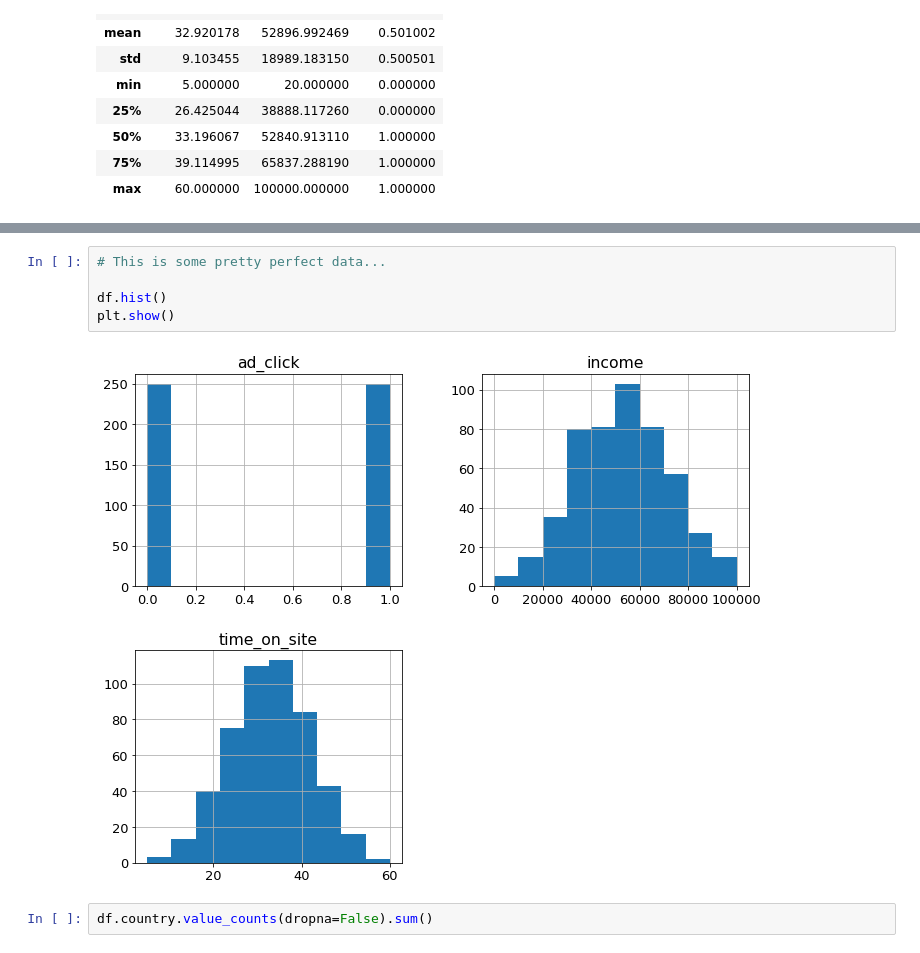
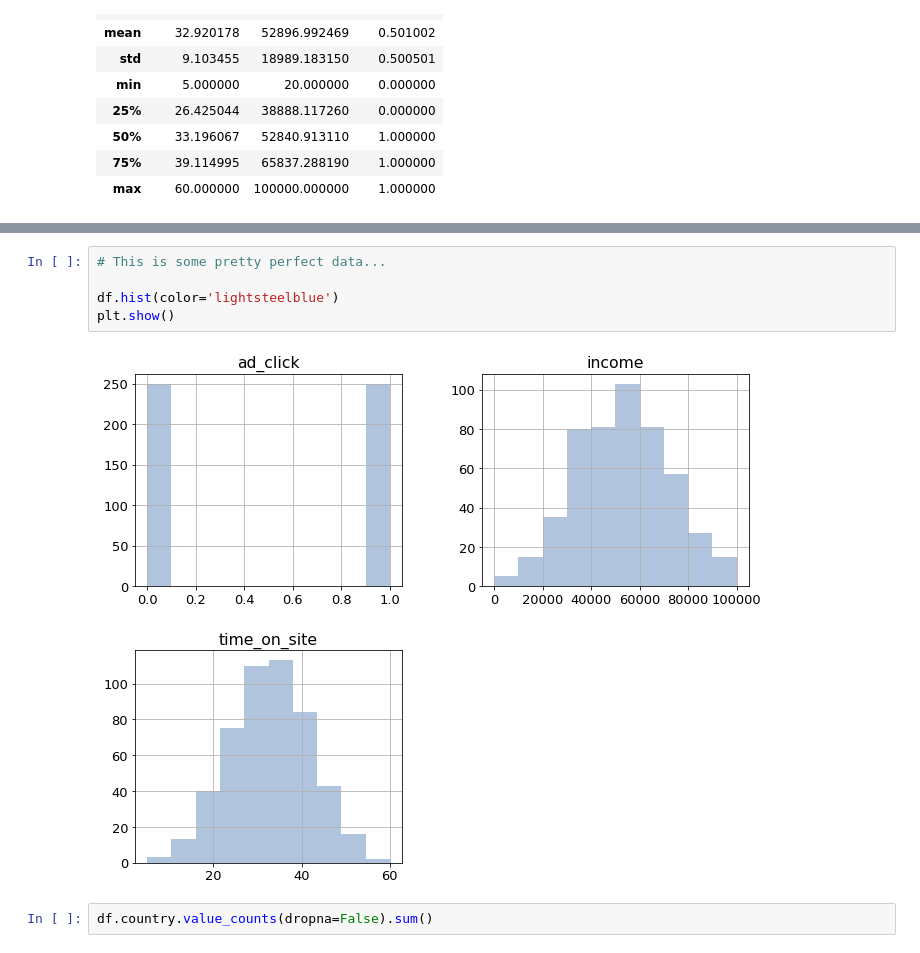
Before and after one commit to faithkane3/ds-methodologies-exercises, a Jupyter notebook: classification/ML Classification Package/3. Logisitic Regression/Predict Customer clicks on FB ads.ipynb, the cells around one changed output, grey strips where cells are left out. Saved outputs shown, nothing was run; the diff lists cells and outputs as text.

```diff
--- a/classification/ML Classification Package/3. Logisitic Regression/Predict Customer clicks on FB ads.ipynb
+++ b/classification/ML Classification Package/3. Logisitic Regression/Predict Customer clicks on FB ads.ipynb
@@ -94,10 +106,10 @@ df.describe()
 # %%
 # This is some pretty perfect data...
 
-df.hist()
+df.hist(color='lightsteelblue')
 plt.show()
 # %% [output]
-[figure, old version]
+[figure, new version]
 # %%
 df.country.value_counts(dropna=False).sum()
 # %% [output]
```
Also changed, not shown: parts of 5 cells of this notebook.
